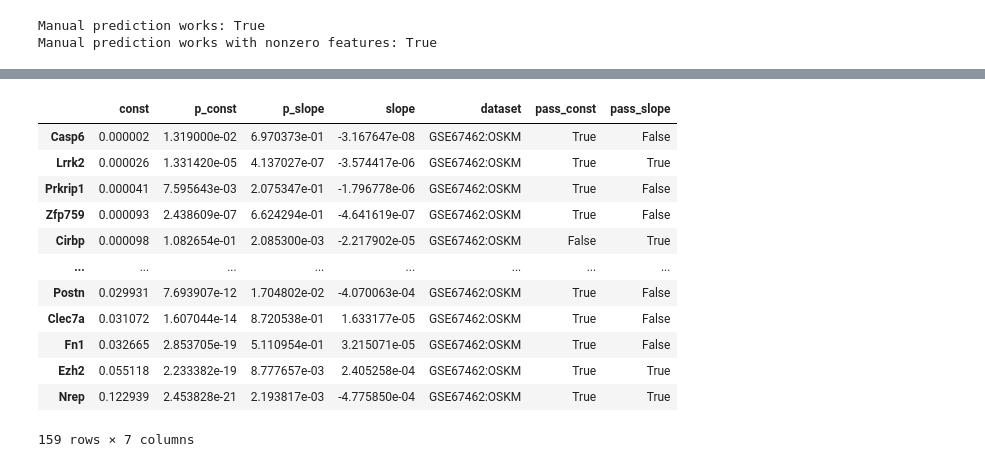
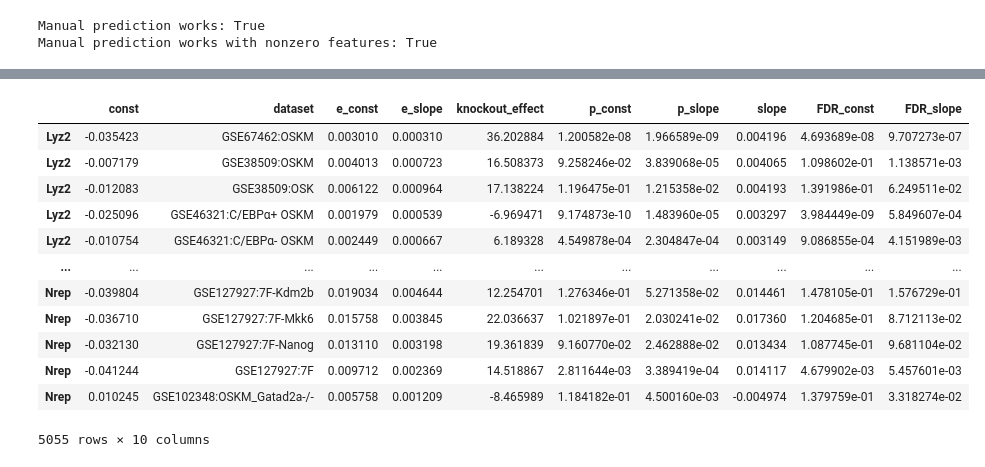
Before and after one commit to shappiron/Reprogramming_meta, a Jupyter notebook: clocks.ipynb, the cells around one changed output, grey strips where cells are left out. Drawn from its saved outputs; the diff is of its cells as text; code cells hidden in the pictures.

```diff
--- a/clocks.ipynb
+++ b/clocks.ipynb
@@ -212,12 +262,11 @@ plt.show()
 # %%
-fig, axes = plt.subplots(2, 5, figsize=(20, 5), sharex=True, sharey=True)
+fig, axes = plt.subplots(3, 5, figsize=(20, 10), sharex=True, sharey=True)
 for ax, (ds, v) in zip(axes.flatten(), effects.items()):
-    sub_time = effects[ds]['time']
-    ground_pred = effects[ds]['gnd']
-    new_pred = effects[ds]['npl']
+    sub_time = v['time']
+    ground_pred = v['gnd']
+    new_pred = v['npl']
     pval = v['pval']
-
-    max_effect = max(abs(new_pred - ground_pred)) / max(ground_pred) * 100
+    max_effect = v['max_effect']
 
     ax.set_title("%s, %s %%" % (ds, str(round(max_effect, 2))))
     ax.scatter(sub_time, ground_pred, label='Ground truth')
@@ -229,11 +278,3 @@ plt.legend()
-# %%
-def fit_lm(sub_time, new_pred, ground_pred):
-    sub_time_ = sm.add_constant(sub_time, prepend=True)
-    mod = sm.OLS(new_pred - ground_pred, sub_time_)
-    res = mod.fit()
-    itc_m, slope_m = res.params.loc['const'], res.params.loc['Time']
-    itc_p, slope_p = res.pvalues.loc['const'], res.pvalues.loc['Time']
-    return itc_m, slope_m, itc_p, slope_p
 # %%
 #Check effects for all genes
 approved_datasets = list(effects.keys())
@@ -253,12 +294,20 @@ for g in tqdm(wei.index.tolist()):
 
         ground_pred = predict_tAge(sub_data, model)
         new_pred = np.dot(coef_modified, sub_X.T) + itc
-        itc_m, slope_m, itc_p, slope_p = fit_lm(sub_time, new_pred, ground_pred)
+
+        itc_m, slope_m, itc_p, slope_p, itc_e, slope_e, new_lm_pred = fit_lm(sub_time, new_pred - ground_pred)
+
+        #compute effect
+        ground_rej_effect = ground_effects[ds]
+        knockout_rej_change = new_lm_pred[np.argmax(np.abs(new_lm_pred))]
+        knockout_effect = knockout_rej_change / ground_rej_effect * 100
 
         gene_effects = gene_effects.append(pd.Series({"const":itc_m, "slope":slope_m,
                                                       "p_const":itc_p, "p_slope":slope_p,
-                                                      "dataset":ds},
+                                                      "e_const":itc_e, "e_slope":slope_e,
+                                                      "dataset":ds, 'knockout_effect':knockout_effect},
                                                       name=g))
 
-#passed = multipletests([v['ds_pval'] for k,v in effects.items()], 0.01, method='fdr_bh')[0]
-#effects = {k:v for (k,v), p in zip(effects.items(), passed) if p }
+gene_effects['FDR_const'] = multipletests(gene_effects['p_const'] , 0.05, method='fdr_bh')[1]
+gene_effects['FDR_slope'] = multipletests(gene_effects['p_slope'] , 0.05, method='fdr_bh')[1]
+gef = gene_effects
@@ -278,16 +316,16 @@ su = gef[(gef.dataset=='GSE67462:OSKM') & \
-# %%
-su.sort_values('const')
-# %% [output]
-|  | const | p_const | p_slope | slope | dataset | pass_const | pass_slope |
-| Casp6 | 0.000002 | 1.319000e-02 | 6.970373e-01 | -3.167647e-08 | GSE67462:OSKM | True | False |
-| Lrrk2 | 0.000026 | 1.331420e-05 | 4.137027e-07 | -3.574417e-06 | GSE67462:OSKM | True | True |
-| Prkrip1 | 0.000041 | 7.595643e-03 | 2.075347e-01 | -1.796778e-06 | GSE67462:OSKM | True | False |
-| Zfp759 | 0.000093 | 2.438609e-07 | 6.624294e-01 | -4.641619e-07 | GSE67462:OSKM | True | False |
-| Cirbp | 0.000098 | 1.082654e-01 | 2.085300e-03 | -2.217902e-05 | GSE67462:OSKM | False | True |
-| ... | ... | ... | ... | ... | ... | ... | ... |
-| Postn | 0.029931 | 7.693907e-12 | 1.704802e-02 | -4.070063e-04 | GSE67462:OSKM | True | False |
-| Clec7a | 0.031072 | 1.607044e-14 | 8.720538e-01 | 1.633177e-05 | GSE67462:OSKM | True | False |
-| Fn1 | 0.032665 | 2.853705e-19 | 5.110954e-01 | 3.215071e-05 | GSE67462:OSKM | True | False |
-| Ezh2 | 0.055118 | 2.233382e-19 | 8.777657e-03 | 2.405258e-04 | GSE67462:OSKM | True | True |
-| Nrep | 0.122939 | 2.453828e-21 | 2.193817e-03 | -4.775850e-04 | GSE67462:OSKM | True | True |
-159 rows × 7 columns
+# %%
+gef
+# %% [output]
+|  | const | dataset | e_const | e_slope | knockout_effect | p_const | p_slope | slope | FDR_const | FDR_slope |
+| Lyz2 | -0.035423 | GSE67462:OSKM | 0.003010 | 0.000310 | 36.202884 | 1.200582e-08 | 1.966589e-09 | 0.004196 | 4.693689e-08 | 9.707273e-07 |
+| Lyz2 | -0.007179 | GSE38509:OSKM | 0.004013 | 0.000723 | 16.508373 | 9.258246e-02 | 3.839068e-05 | 0.004065 | 1.098602e-01 | 1.138571e-03 |
+| Lyz2 | -0.012083 | GSE38509:OSK | 0.006122 | 0.000964 | 17.138224 | 1.196475e-01 | 1.215358e-02 | 0.004193 | 1.391986e-01 | 6.249511e-02 |
+| Lyz2 | -0.025096 | GSE46321:C/EBPα+ OSKM | 0.001979 | 0.000539 | -6.969471 | 9.174873e-10 | 1.483960e-05 | 0.003297 | 3.984449e-09 | 5.849607e-04 |
+| Lyz2 | -0.010754 | GSE46321:C/EBPα- OSKM | 0.002449 | 0.000667 | 6.189328 | 4.549878e-04 | 2.304847e-04 | 0.003149 | 9.086855e-04 | 4.151989e-03 |
+| ... | ... | ... | ... | ... | ... | ... | ... | ... | ... | ... |
+| Nrep | -0.039804 | GSE127927:7F-Kdm2b | 0.019034 | 0.004644 | 12.254701 | 1.276346e-01 | 5.271358e-02 | 0.014461 | 1.478105e-01 | 1.576729e-01 |
+| Nrep | -0.036710 | GSE127927:7F-Mkk6 | 0.015758 | 0.003845 | 22.036637 | 1.021897e-01 | 2.030241e-02 | 0.017360 | 1.204685e-01 | 8.712113e-02 |
+| Nrep | -0.032130 | GSE127927:7F-Nanog | 0.013110 | 0.003198 | 19.361839 | 9.160770e-02 | 2.462888e-02 | 0.013434 | 1.087745e-01 | 9.681104e-02 |
+| Nrep | -0.041244 | GSE127927:7F | 0.009712 | 0.002369 | 14.518867 | 2.811644e-03 | 3.389419e-04 | 0.014117 | 4.679902e-03 | 5.457601e-03 |
+| Nrep | 0.010245 | GSE102348:OSKM_Gatad2a-/- | 0.005758 | 0.001209 | -8.465989 | 1.184182e-01 | 4.500160e-03 | -0.004974 | 1.379759e-01 | 3.318274e-02 |
+5055 rows × 10 columns
```
Also changed, not shown: parts of 26 cells of this notebook.
